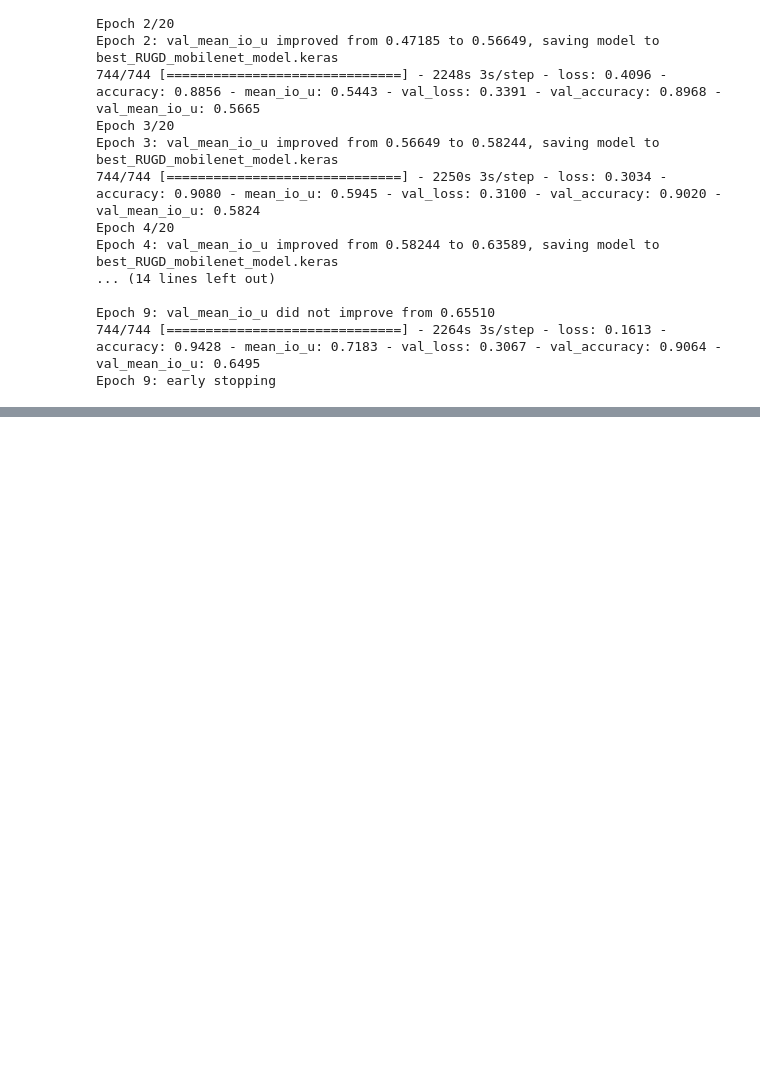
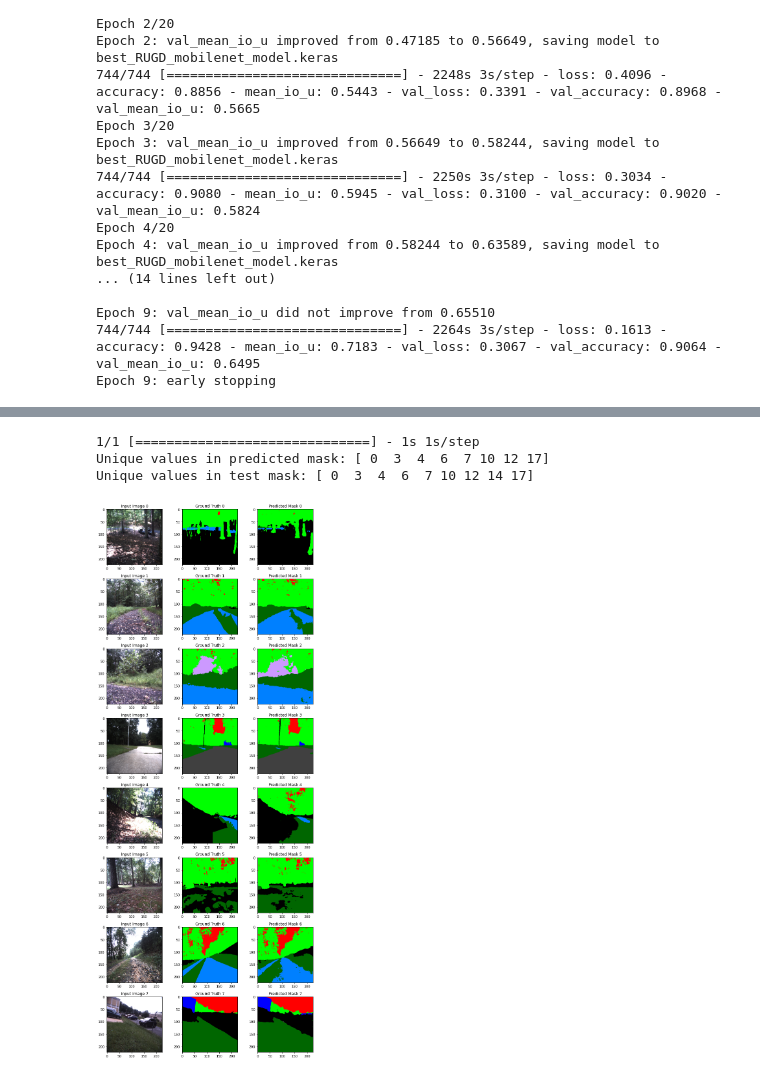
Before and after one commit to Terrain-Segmentation-Project/Terrain-Segmentation-Project, a Jupyter notebook: Unet_RUGD_MobileNet.ipynb, the cells around one changed output, grey strips where cells are left out. Saved outputs shown, nothing was run; the diff lists cells and outputs as text; code cells hidden in the pictures; blank space fills up the shorter version.

Commit message:
Updated evaluation Unet_RUGD_MobileNet.ipynb

```diff
--- a/Unet_RUGD_MobileNet.ipynb
+++ b/Unet_RUGD_MobileNet.ipynb
@@ -267,8 +267,18 @@ Epoch 9: val_mean_io_u did not improve from 0.65510
 744/744 [==============================] - 2264s 3s/step - loss: 0.1613 - accuracy: 0.9428 - mean_io_u: 0.7183 - val_loss: 0.3067 - val_accuracy: 0.9064 - val_mean_io_u: 0.6495
 Epoch 9: early stopping
 # %%
+from tensorflow.keras.models import load_model
+
+# Load the best saved model
+best_model = load_model("best_RUGD_mobilenet_model.keras")
+
+# Evaluate on Validation Set
+val_loss, val_acc, val_mean_iou = best_model.evaluate(val_dataset)
+print(f"Validation Accuracy: {val_acc:.4f}")
+print(f"Validation Mean IoU: {val_mean_iou:.4f}")
+
 # Evaluate on Test Set
-test_loss, test_acc, test_mean_iou = model.evaluate(test_dataset)
+test_loss, test_acc, test_mean_iou = best_model.evaluate(test_dataset)
 print(f"Test Accuracy: {test_acc:.4f}")
 print(f"Test Mean IoU: {test_mean_iou:.4f}")
 # %% [output]
@@ -315,0 +291,49 @@ Unique values in test mask: [ 0  3  4  6  7 10 12 14 17]
+# %%
+# Get one batch from test dataset
+for test_img, test_mask in test_dataset.take(1):
+    pred_mask = best_model.predict(test_img)
+    pred_mask = np.argmax(pred_mask, axis=-1)  # Convert softmax to class labels
+
+    print("Unique values in predicted mask:", np.unique(pred_mask))
+    print("Unique values in test mask:", np.unique(test_mask))
+    break  # Process only one batch
+
+# Convert to numpy array for easy indexing
+color_array = np.array([color_map[key] for key in sorted(color_map.keys())], dtype=np.uint8)
+
+# Function to apply color map to label mask
+def apply_color_map(label_mask):
+    """Convert label mask (H, W) to a color image (H, W, 3)."""
+    return color_array[label_mask]
+
+# Ensure predicted mask only contains valid labels
+valid_labels = np.array(list(color_map.keys()))
+pred_mask = np.where(np.isin(pred_mask, valid_labels), pred_mask, 0)  # Map invalid classes to 0 (void)
+
+# Convert grayscale masks to color
+test_mask_color = np.array([apply_color_map(mask) for mask in test_mask])
+pred_mask_color = np.array([apply_color_map(mask) for mask in pred_mask])
+
+# Number of images in the batch
+batch_size = test_img.shape[0]
+
+# Display results for entire batch
+fig, axes = plt.subplots(batch_size, 3, figsize=(10, batch_size * 3))
+
+for i in range(batch_size):
+    axes[i, 0].imshow(test_img[i])
+    axes[i, 0].set_title(f"Input Image {i}")
+
+    axes[i, 1].imshow(test_mask_color[i])
+    axes[i, 1].set_title(f"Ground Truth {i}")
+
+    axes[i, 2].imshow(pred_mask_color[i])
+    axes[i, 2].set_title(f"Predicted Mask {i}")
+
+plt.tight_layout()
+plt.show()
+# %% [output]
+1/1 [==============================] - 1s 1s/step
+Unique values in predicted mask: [ 0  3  4  6  7 10 12 17]
+Unique values in test mask: [ 0  3  4  6  7 10 12 14 17]
+[figure, added]
```
Also changed, not shown: parts of 2 cells of this notebook.
